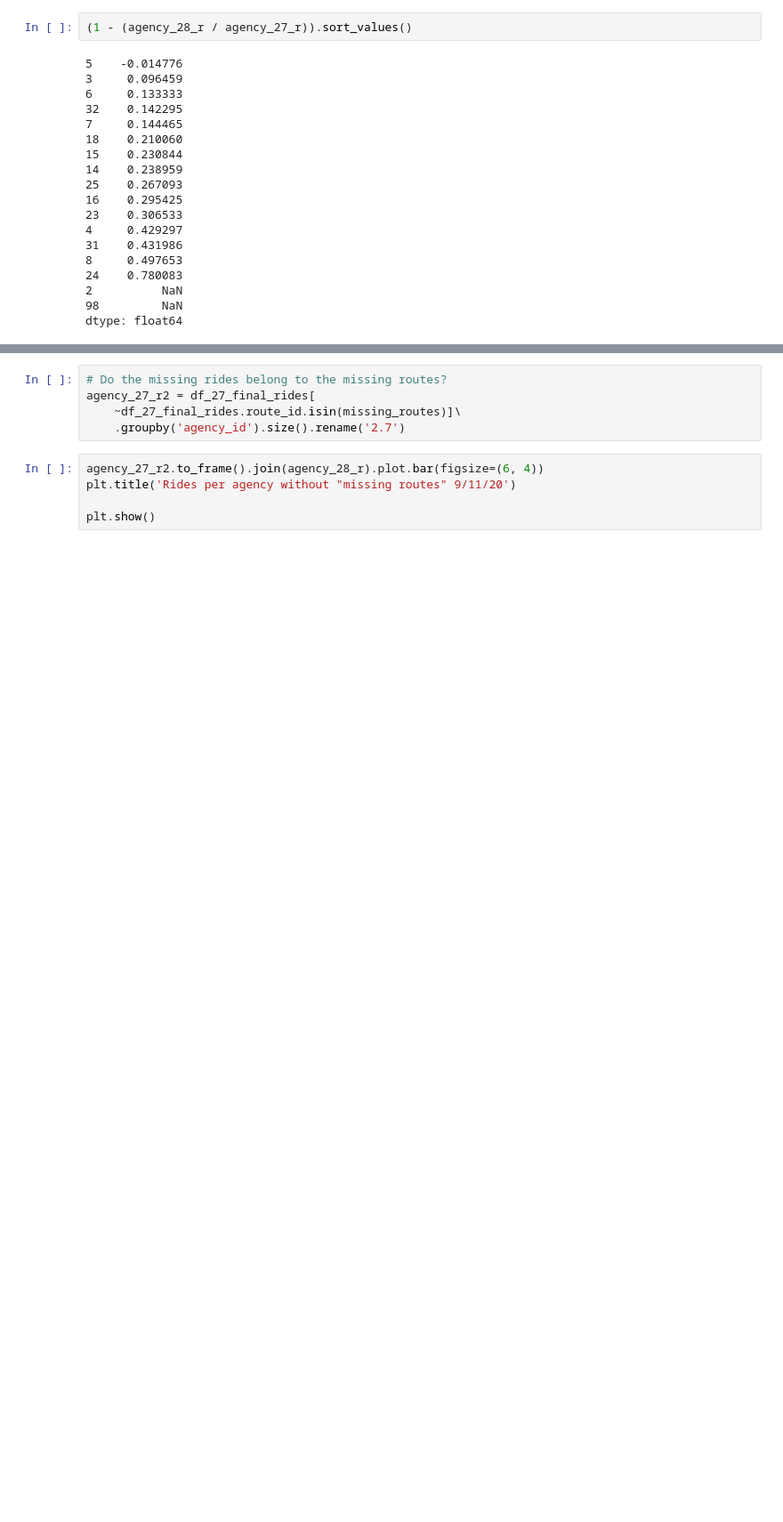
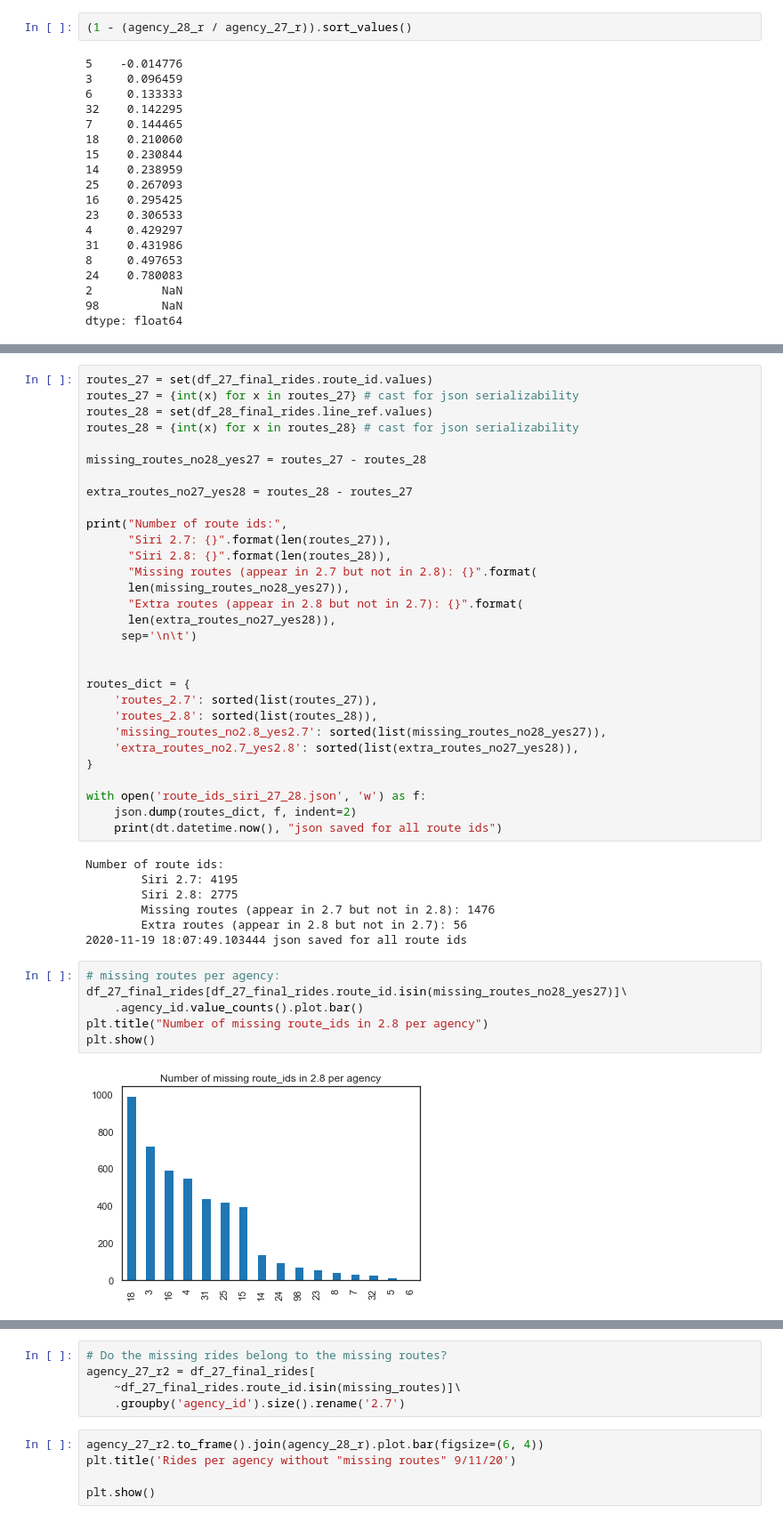
Before and after one commit to hasadna/open-bus, a Jupyter notebook: notebooks/siri_snapshot_evaluation_v2.ipynb, the cells around one changed output, grey strips where cells are left out. Shown at 89% size. Cells and saved outputs as stored; diff of their text form; blank space fills up the shorter version.

Commit message:
extracted missing route ids to json

```diff
--- a/notebooks/siri_snapshot_evaluation_v2.ipynb
+++ b/notebooks/siri_snapshot_evaluation_v2.ipynb
@@ -423,0 +426,45 @@ len(set(df_28_final_rides[df_28_final_rides.points_cnt > 10].line_ref.values))
+# %%
+routes_27 = set(df_27_final_rides.route_id.values)
+routes_27 = {int(x) for x in routes_27} # cast for json serializability
+routes_28 = set(df_28_final_rides.line_ref.values)
+routes_28 = {int(x) for x in routes_28} # cast for json serializability
+
+missing_routes_no28_yes27 = routes_27 - routes_28
+
+extra_routes_no27_yes28 = routes_28 - routes_27
+
+print("Number of route ids:",
+      "Siri 2.7: {}".format(len(routes_27)),
+      "Siri 2.8: {}".format(len(routes_28)),
+      "Missing routes (appear in 2.7 but not in 2.8): {}".format(
+      len(missing_routes_no28_yes27)),
+      "Extra routes (appear in 2.8 but not in 2.7): {}".format(
+      len(extra_routes_no27_yes28)),
+     sep='\n\t')
+
+
+routes_dict = {
+    'routes_2.7': sorted(list(routes_27)),
+    'routes_2.8': sorted(list(routes_28)),
+    'missing_routes_no2.8_yes2.7': sorted(list(missing_routes_no28_yes27)),
+    'extra_routes_no2.7_yes2.8': sorted(list(extra_routes_no27_yes28)),
+}
+
+with open('route_ids_siri_27_28.json', 'w') as f:
+    json.dump(routes_dict, f, indent=2)
+    print(dt.datetime.now(), "json saved for all route ids")
+# %% [output]
+Number of route ids:
+        Siri 2.7: 4195
+        Siri 2.8: 2775
+        Missing routes (appear in 2.7 but not in 2.8): 1476
+        Extra routes (appear in 2.8 but not in 2.7): 56
+2020-11-19 18:07:49.103444 json saved for all route ids
+# %%
+# missing routes per agency:
+df_27_final_rides[df_27_final_rides.route_id.isin(missing_routes_no28_yes27)]\
+    .agency_id.value_counts().plot.bar()
+plt.title("Number of missing route_ids in 2.8 per agency")
+plt.show()
+# %% [output]
+[figure, added]
```
Also changed, not shown: parts of 11 cells of this notebook.
